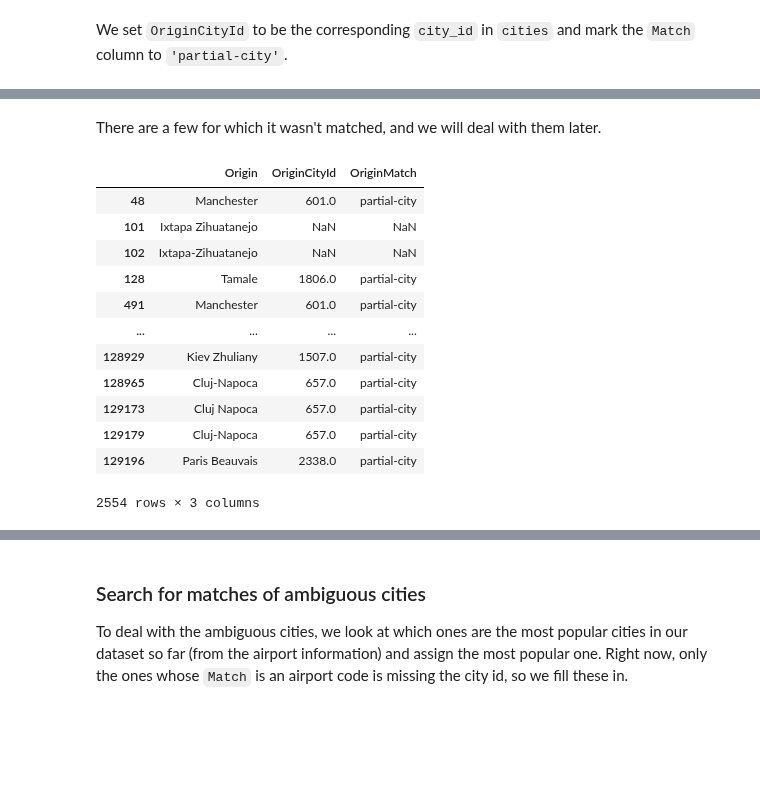
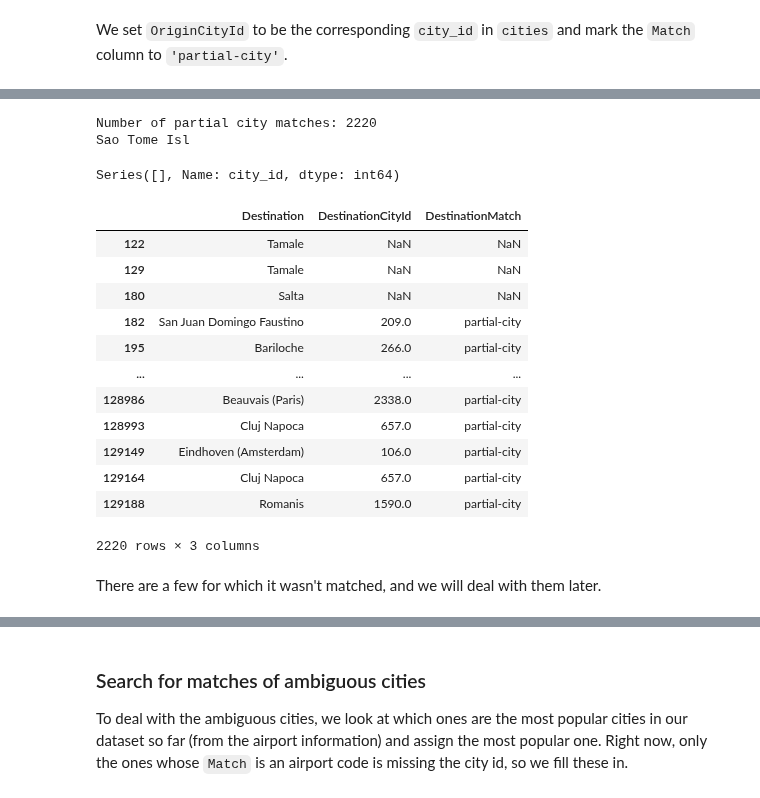
Before and after one commit to paulabondoc/airline-ratings-data-project, a Jupyter notebook: Script1 - Data_cleaning.ipynb, the cells around one changed output, grey strips where cells are left out. Drawn from its saved outputs; the diff is of its cells as text; code cells hidden in the pictures; blank space fills up the shorter version.

Commit message:
Refactor finding city name matches
And apply it to Destination too.

```diff
--- a/Script1 - Data_cleaning.ipynb
+++ b/Script1 - Data_cleaning.ipynb
@@ -1616,16 +1596,35 @@ Number of partial city matches: 2554
 # %% [markdown]
 First let's make a list of city names that were a partial match to help us search for a partial match.
-# %%
-partial_city_list_list = df_with_origin_city.loc[city_partial_index, 'Origin'].str.findall(unambiguous_cities_regex).drop_duplicates().to_list()
-partial_city_list = [name[0] for name in partial_city_list_list if len(name) == 1]
-#partial_city_list
 # %% [markdown]
 We set `OriginCityId` to be the corresponding `city_id` in `cities` and mark the `Match` column to `'partial-city'`.
-# %%
-for city in partial_city_list:
-    # Index of all entries whose Origin is an partial match of an unambiguous city
-    matching_index = df_with_origin_city.loc[city_partial_index, 'Origin'][df_with_origin_city.loc[city_partial_index, 'Origin'].str.contains(city, case=False)].index
-    city_id = cities.loc[cities['city'].str.fullmatch(city, case=False)]['city_id'].values[0]
-
-    df_with_origin_city.loc[matching_index, 'OriginCityId'] = city_id
-    df_with_origin_city.loc[matching_index, 'OriginMatch'] = 'partial-city'
+# %%
+def find_partial_city_match(data, column, city_regex, show_changes='True'):
+    city_partial_index = data[
+        (data[column].str.contains(unambiguous_cities_regex, case=False)) &
+        (data[column].str.fullmatch(unambiguous_cities_regex, case=False) == False)
+        ].index
+
+    # Drop the indices of matches found previously so that we don't make changes to those
+    airport_code_partial_index = data.index[data[column + 'Match'] == 'partial-code']
+    airport_name_partial_index = data.index[data[column + 'Match'] == 'partial-airport-name']
+    city_partial_index = city_partial_index.drop(airport_code_partial_index, errors='ignore')
+    city_partial_index = city_partial_index.drop(airport_name_partial_index, errors='ignore')
+    print("Number of partial city matches:", len(city_partial_index))
+
+    partial_city_list_list = data.loc[city_partial_index, column].str.findall(unambiguous_cities_regex).drop_duplicates().to_list()
+    partial_city_list = [name[0] for name in partial_city_list_list if len(name) == 1]
+
+    for city in partial_city_list:
+        # Index of all entries whose column is an partial match of an unambiguous city
+        matching_index = data.loc[city_partial_index, column][data.loc[city_partial_index, column].str.contains(city, case=False)].index
+
+        city_ids = cities.loc[cities['city'].str.contains(city, case=False)]['city_id']
+        if city_ids.shape[0] == 0:
+            continue
+        city_id = cities.loc[cities['city'].str.contains(city, case=False)]['city_id'].values[0]
+
+        data.loc[matching_index, column + 'CityId'] = city_id
+        data.loc[matching_index, column + 'Match'] = 'partial-city'
+
+    if show_changes:
+        display(data.loc[city_partial_index, [column, column + 'CityId', column + 'Match']])
@@ -1632,22 +1648,25 @@ for city in partial_city_list:
+# %%
+find_partial_city_match(df_with_origin_city, 'Destination', unambiguous_cities_regex)
+# %% [output]
+Number of partial city matches: 2220
+Sao Tome Isl
+Series([], Name: city_id, dtype: int64)
+|  | Destination | DestinationCityId | DestinationMatch |
+| 122 | Tamale | NaN | NaN |
+| 129 | Tamale | NaN | NaN |
+| 180 | Salta | NaN | NaN |
+| 182 | San Juan Domingo Faustino | 209.0 | partial-city |
+| 195 | Bariloche | 266.0 | partial-city |
+| ... | ... | ... | ... |
+| 128986 | Beauvais (Paris) | 2338.0 | partial-city |
+| 128993 | Cluj Napoca | 657.0 | partial-city |
+| 129149 | Eindhoven (Amsterdam) | 106.0 | partial-city |
+| 129164 | Cluj Napoca | 657.0 | partial-city |
+| 129188 | Romanis | 1590.0 | partial-city |
+2220 rows × 3 columns
 # %% [markdown]
 There are a few for which it wasn't matched, and we will deal with them later.
 # %%
 # df_with_origin_city.loc[
 #     city_partial_index.intersection(df_with_origin_city.index[df_with_origin_city['OriginMatch'].isna()]),
 #     'Origin'].drop_duplicates().to_list()
-# %%
-df_with_origin_city.loc[city_partial_index, ['Origin', 'OriginCityId', 'OriginMatch']]
-# %% [output]
-|  | Origin | OriginCityId | OriginMatch |
-| 48 | Manchester | 601.0 | partial-city |
-| 101 | Ixtapa Zihuatanejo | NaN | NaN |
-| 102 | Ixtapa-Zihuatanejo | NaN | NaN |
-| 128 | Tamale | 1806.0 | partial-city |
-| 491 | Manchester | 601.0 | partial-city |
-| ... | ... | ... | ... |
-| 128929 | Kiev Zhuliany | 1507.0 | partial-city |
-| 128965 | Cluj-Napoca | 657.0 | partial-city |
-| 129173 | Cluj Napoca | 657.0 | partial-city |
-| 129179 | Cluj-Napoca | 657.0 | partial-city |
-| 129196 | Paris Beauvais | 2338.0 | partial-city |
-2554 rows × 3 columns
```
Also changed, not shown: parts of 13 cells of this notebook.
